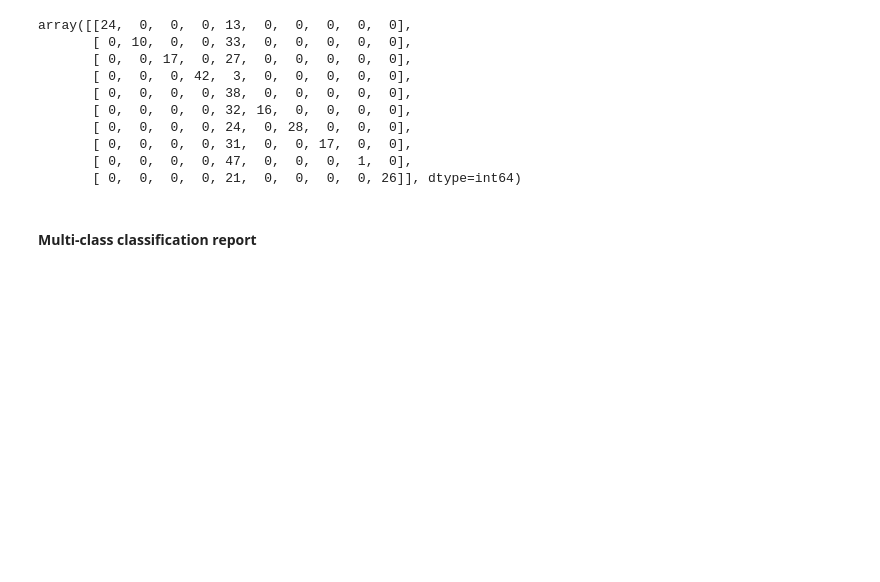
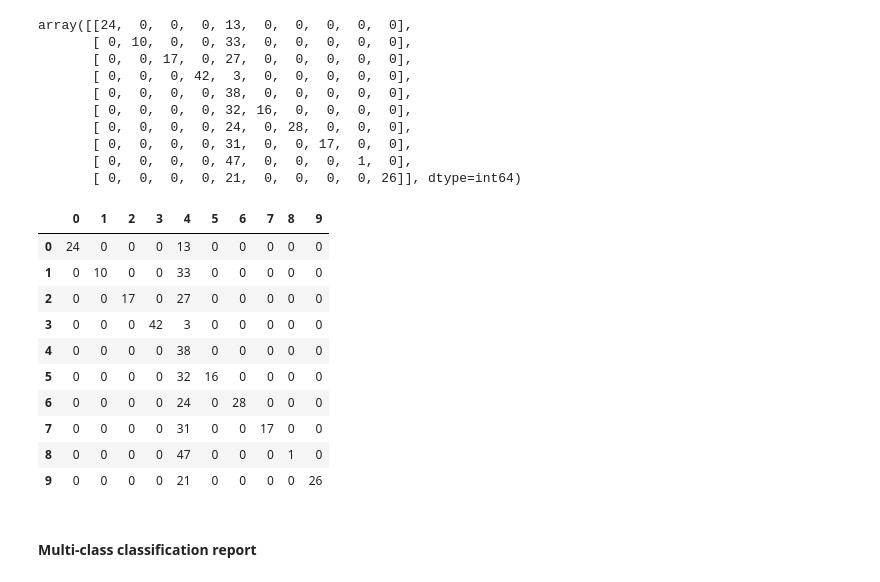
Before and after one commit to digitdapeng/UMich_Course3_ML, a Jupyter notebook: Module+3.ipynb, the cells around one changed output. Saved outputs shown, nothing was run; the diff lists cells and outputs as text; code cells hidden in the pictures; blank space fills up the shorter version.

```diff
--- a/Module+3.ipynb
+++ b/Module+3.ipynb
@@ -444,6 +495,20 @@ array([[24,  0,  0,  0, 13,  0,  0,  0,  0,  0],
        [ 0,  0,  0,  0, 31,  0,  0, 17,  0,  0],
        [ 0,  0,  0,  0, 47,  0,  0,  0,  1,  0],
        [ 0,  0,  0,  0, 21,  0,  0,  0,  0, 26]], dtype=int64)
+# %%
+df_cm
+# %% [output]
+|  | 0 | 1 | 2 | 3 | 4 | 5 | 6 | 7 | 8 | 9 |
+| 0 | 24 | 0 | 0 | 0 | 13 | 0 | 0 | 0 | 0 | 0 |
+| 1 | 0 | 10 | 0 | 0 | 33 | 0 | 0 | 0 | 0 | 0 |
+| 2 | 0 | 0 | 17 | 0 | 27 | 0 | 0 | 0 | 0 | 0 |
+| 3 | 0 | 0 | 0 | 42 | 3 | 0 | 0 | 0 | 0 | 0 |
+| 4 | 0 | 0 | 0 | 0 | 38 | 0 | 0 | 0 | 0 | 0 |
+| 5 | 0 | 0 | 0 | 0 | 32 | 16 | 0 | 0 | 0 | 0 |
+| 6 | 0 | 0 | 0 | 0 | 24 | 0 | 28 | 0 | 0 | 0 |
+| 7 | 0 | 0 | 0 | 0 | 31 | 0 | 0 | 17 | 0 | 0 |
+| 8 | 0 | 0 | 0 | 0 | 47 | 0 | 0 | 0 | 1 | 0 |
+| 9 | 0 | 0 | 0 | 0 | 21 | 0 | 0 | 0 | 0 | 26 |
 # %% [markdown]
 #### Multi-class classification report
 # %%
```
Also changed, not shown: parts of 12 cells of this notebook.
